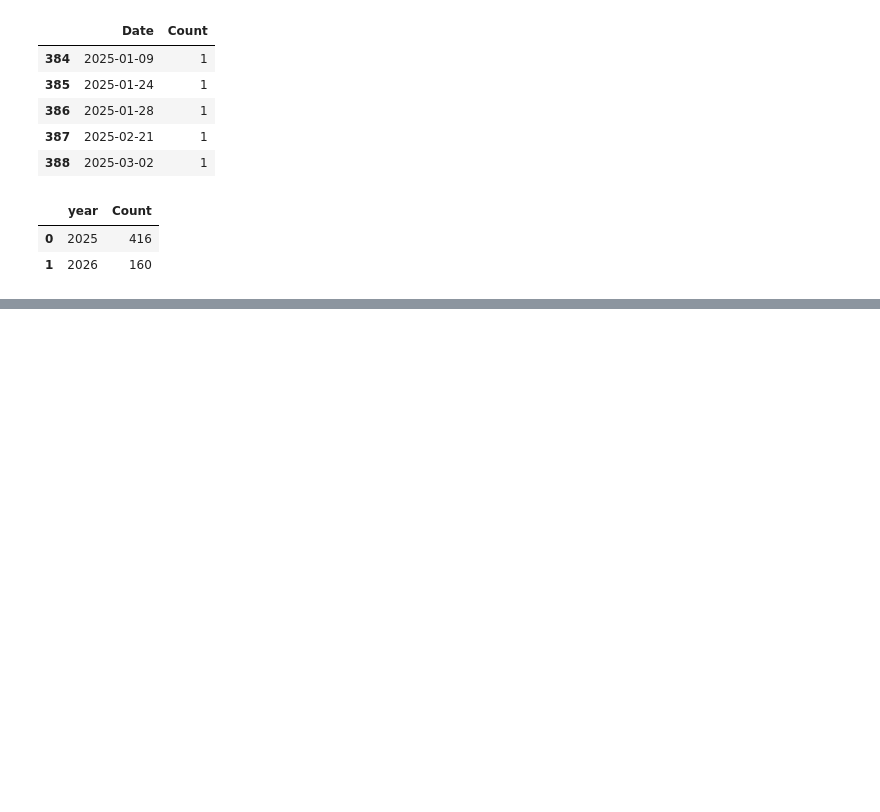
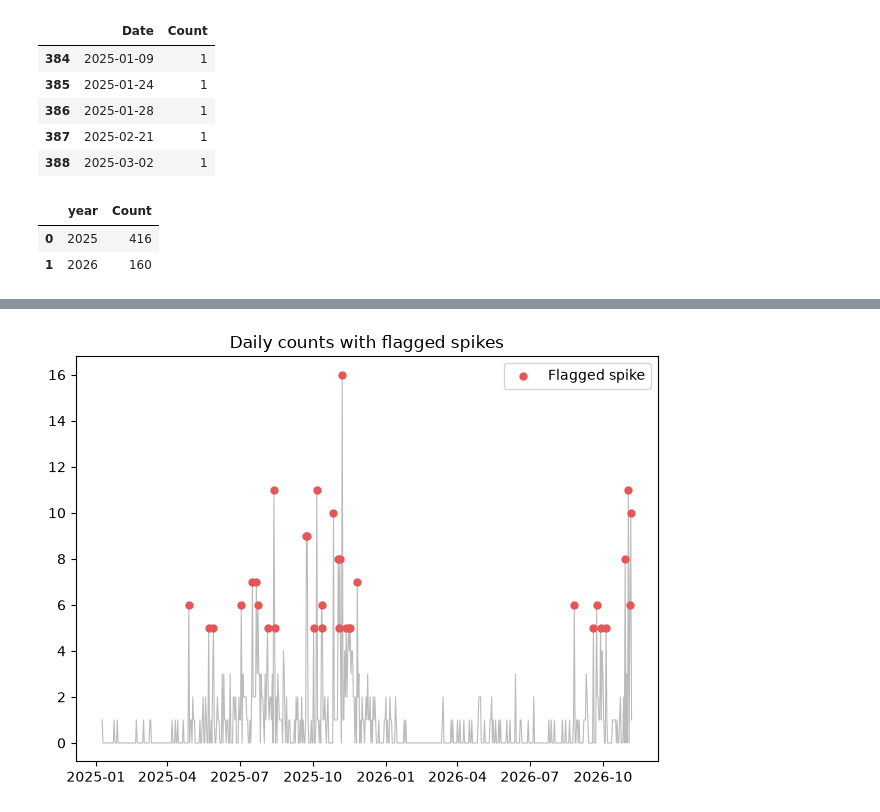
Before and after one commit to dhruv114523/application-frequency-retrieval, a Jupyter notebook: analysis.ipynb, the cells around one changed output, grey strips where cells are left out. Saved outputs shown, nothing was run; the diff lists cells and outputs as text; code cells hidden in the pictures; blank space fills up the shorter version.

```diff
--- a/analysis.ipynb
+++ b/analysis.ipynb
@@ -53,0 +101,12 @@ df
+# %%
+median = daily.median()
+mad = (daily - median).abs().median()
+
+if mad == 0:
+    mad = (daily - median).abs().mean()
+
+robust_z = 0.6745 * (daily - median) / mad
+spikes = daily[robust_z > 3.5]
+
+print(f"{len(spikes)} spike days flagged (robust z > 3.5)")
+spikes.sort_values(ascending=False).head(10).to_frame("Count")
@@ -53,0 +127,9 @@ df
+# %%
+fig, ax = plt.subplots()
+ax.plot(daily.index, daily.values, color="#BBBBBB", linewidth=0.8)
+ax.scatter(spikes.index, spikes.values, color="#E45756", s=25, zorder=3, label="Flagged spike")
+ax.set_title("Daily counts with flagged spikes")
+ax.legend()
+fig.tight_layout()
+# %% [output]
+[figure, added]
```
Also changed, not shown: parts of 5 cells of this notebook, 1 other file.
